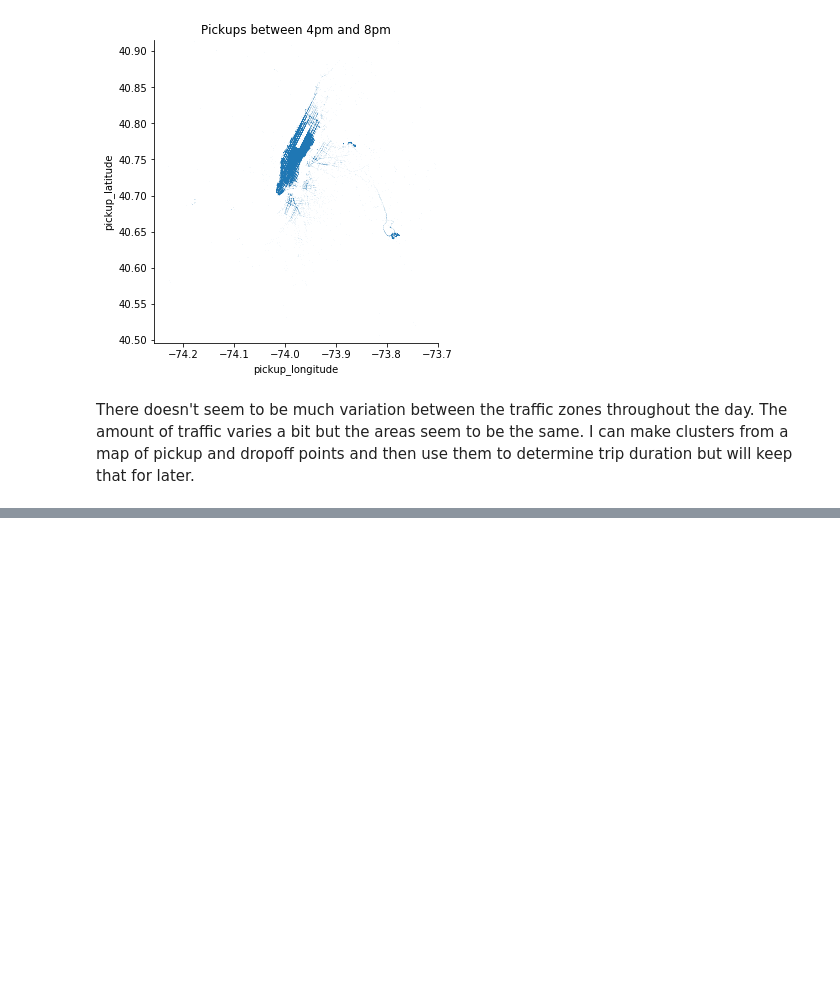
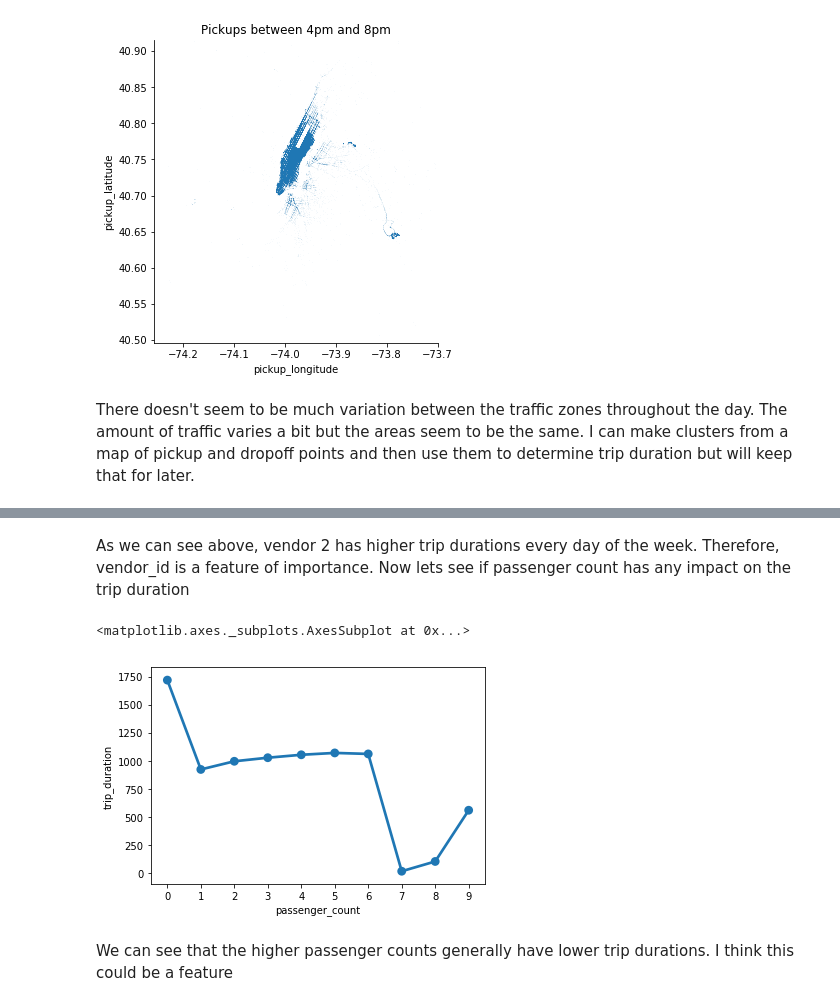
Before and after one commit to abhaymittal/nycTaxiChallenge, a Jupyter notebook: src/nycDataAnalysis.ipynb, the cells around one changed output, grey strips where cells are left out. Saved outputs shown, nothing was run; the diff lists cells and outputs as text; code cells hidden in the pictures; blank space fills up the shorter version.

```diff
--- a/src/nycDataAnalysis.ipynb
+++ b/src/nycDataAnalysis.ipynb
@@ -243,0 +266,11 @@ Lets see the traffic hours during the days of the week. We can plot the average
+# %% [markdown]
+As we can see above, vendor 2 has higher trip durations every day of the week. Therefore, vendor_id is a feature of importance. Now lets see if passenger count has any impact on the trip duration
+# %%
+mean_tripDuration_passenger=pd.DataFrame(dataFrameProc.groupby(by=['passenger_count'])['trip_duration'].mean())
+mean_tripDuration_passenger.reset_index(inplace = True)
+sb.pointplot(x='passenger_count',y='trip_duration',data=mean_tripDuration_passenger)
+# %% [output]
+<matplotlib.axes._subplots.AxesSubplot at 0x...>
+[figure, added]
+# %% [markdown]
+We can see that the higher passenger counts generally have lower trip durations. I think this could be a feature
```
Also changed, not shown: parts of 7 cells of this notebook.
